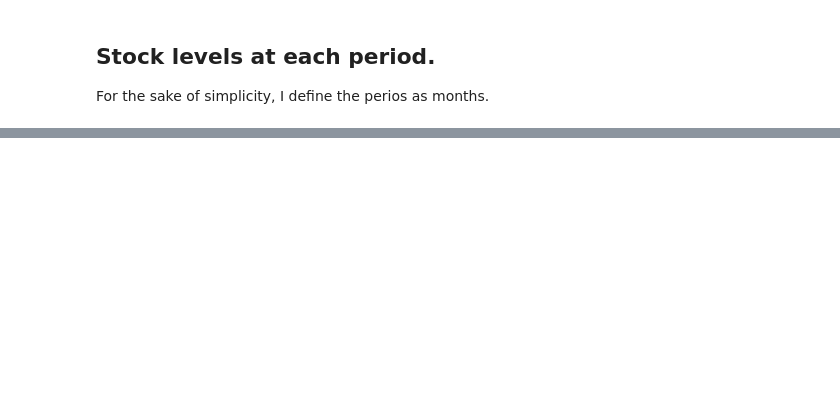
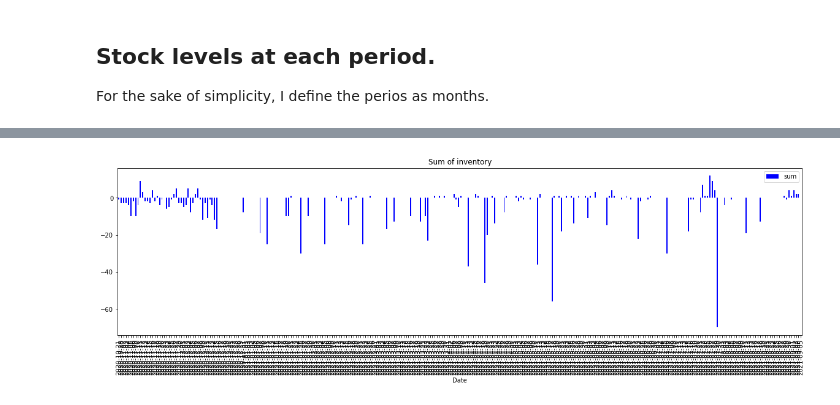
Before and after one commit to KultiginX/vytal, a Jupyter notebook: 01_discover_one_store.ipynb, the cells around one changed output, grey strips where cells are left out. Cells and saved outputs as stored; diff of their text form; code cells hidden in the pictures; blank space fills up the shorter version.

```diff
--- a/01_discover_one_store.ipynb
+++ b/01_discover_one_store.ipynb
@@ -219,0 +235,9 @@ Timestamp('2021-04-01 09:28:37.813834+0000', tz='UTC')
+# %%
+plt.figure(figsize=(20, 5))
+plt.title('Sum of inventory')
+
+ops_day['sum'].plot.bar(color='blue', legend=True)
+
+plt.show()
+# %% [output]
+[figure, added]
```
Also changed, not shown: parts of 35 cells of this notebook.
